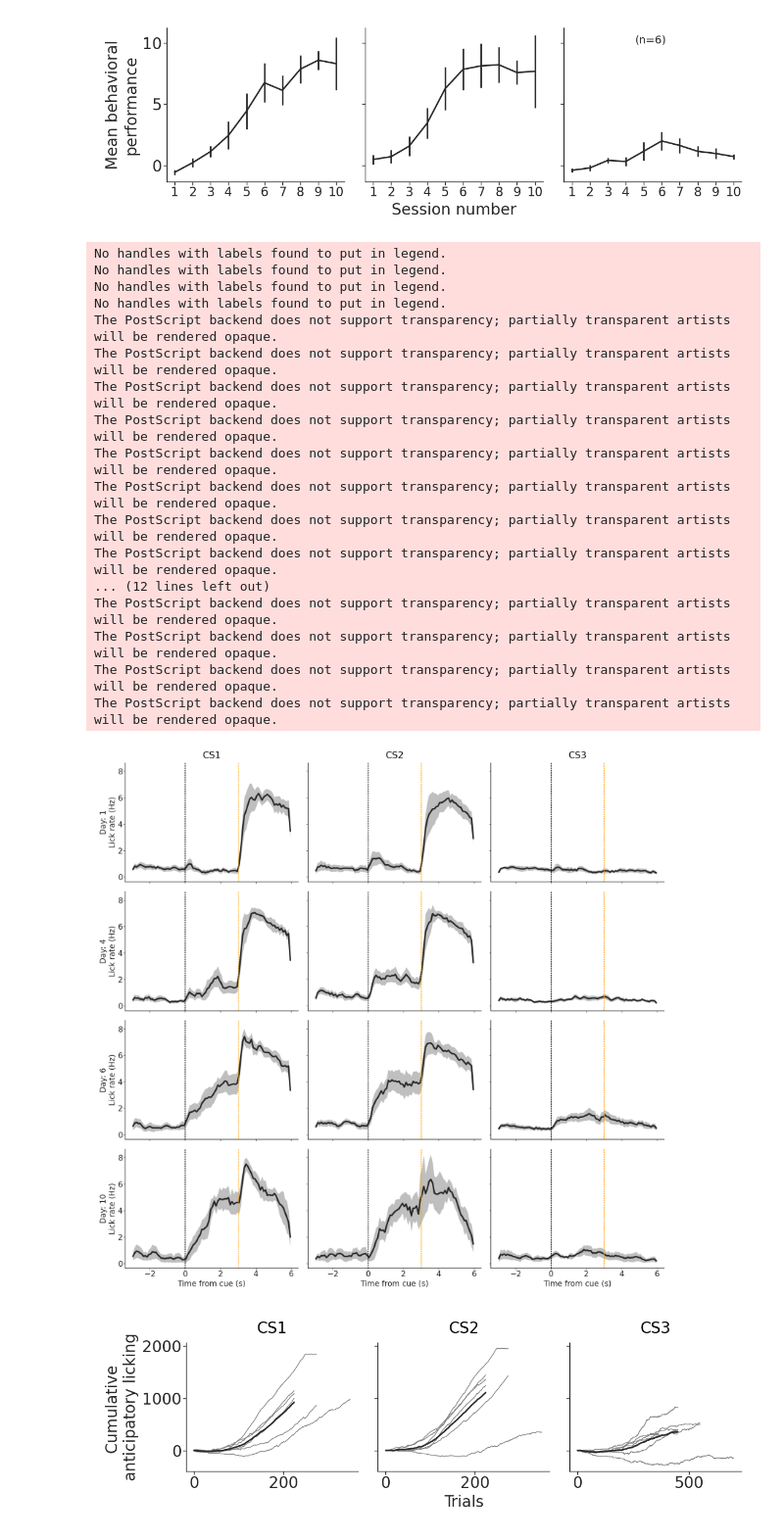
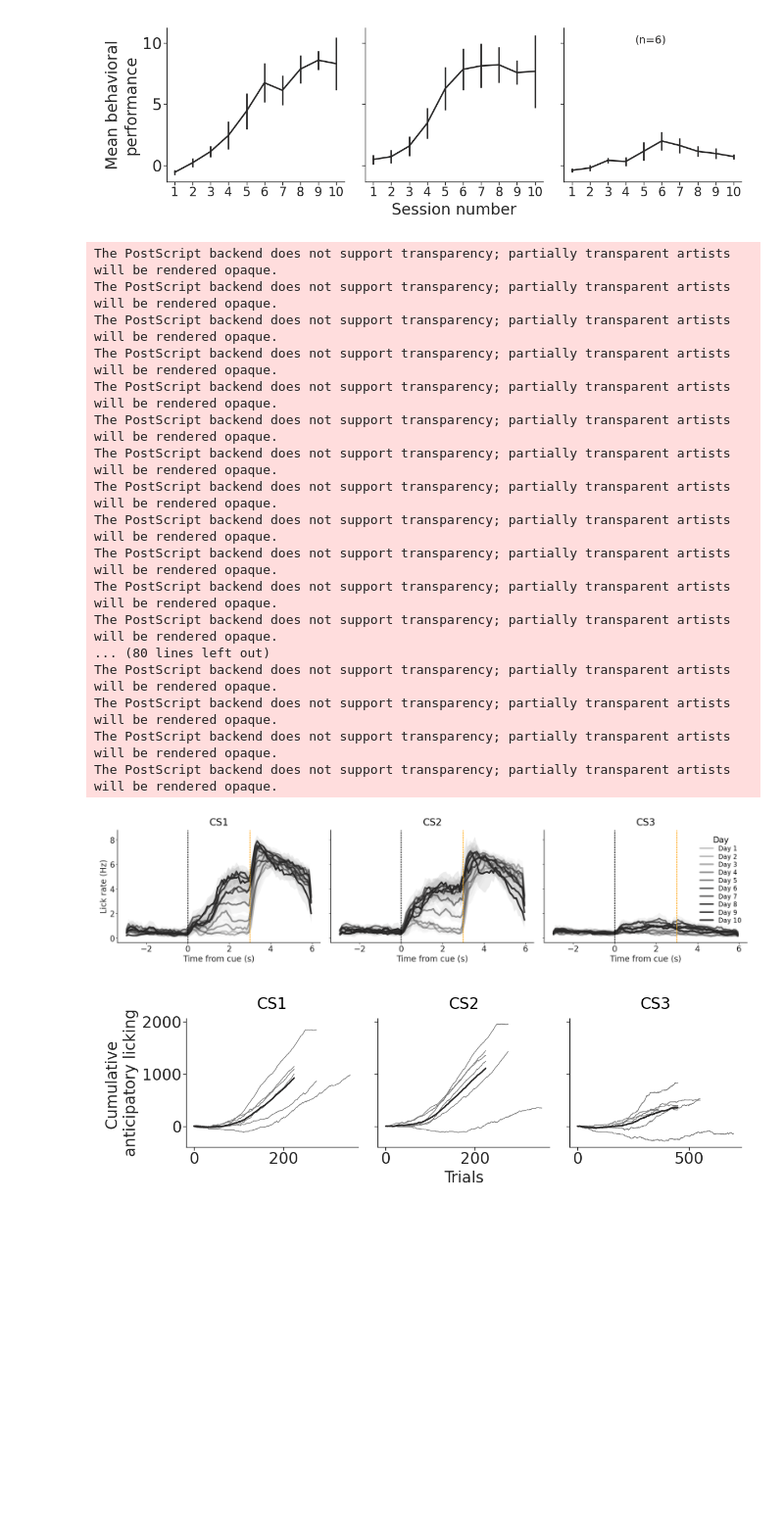
Before and after one commit to mkzhou00/s2p-analyzer, a Jupyter notebook: behavioral_data_analyzer.ipynb, the cells around one changed output. Shown at 98% size. Drawn from its saved outputs; the diff is of its cells as text; code cells hidden in the pictures; blank space fills up the shorter version.

Commit message:
update plots

```diff
--- a/behavioral_data_analyzer.ipynb
+++ b/behavioral_data_analyzer.ipynb
@@ -366,36 +353,36 @@ fig_learning_evolution.savefig(
 # %% [output]
 [figure]
 # %%
-fig_PSTH, _ = plot_ave_psth(
+fig_PSTH, _ = plot_ave_psth_overlay_days(
     psth,
     cue_types,
     colors=colors,
     row_mode="Day",
-    row_values=[1, 4, 6, 10],  # or None to infer
+    row_values=np.arange(1, num_days+1).tolist(),  # or None to infer
     smooth_bins=3,
 )
 fig_PSTH.savefig(
-        os.path.join(result_dir, "PSTH.eps"), format="eps"
+        os.path.join(result_dir, "PSTH_overlay.eps"), format="eps"
     )
 # %% [output]
-No handles with labels found to put in legend.
-No handles with labels found to put in legend.
-No handles with labels found to put in legend.
-No handles with labels found to put in legend.
 The PostScript backend does not support transparency; partially transparent artists will be rendered opaque.
 The PostScript backend does not support transparency; partially transparent artists will be rendered opaque.
 The PostScript backend does not support transparency; partially transparent artists will be rendered opaque.
 The PostScript backend does not support transparency; partially transparent artists will be rendered opaque.
 The PostScript backend does not support transparency; partially transparent artists will be rendered opaque.
 The PostScript backend does not support transparency; partially transparent artists will be rendered opaque.
 The PostScript backend does not support transparency; partially transparent artists will be rendered opaque.
 The PostScript backend does not support transparency; partially transparent artists will be rendered opaque.
-... (12 lines left out)
 The PostScript backend does not support transparency; partially transparent artists will be rendered opaque.
 The PostScript backend does not support transparency; partially transparent artists will be rendered opaque.
 The PostScript backend does not support transparency; partially transparent artists will be rendered opaque.
 The PostScript backend does not support transparency; partially transparent artists will be rendered opaque.
+... (80 lines left out)
+The PostScript backend does not support transparency; partially transparent artists will be rendered opaque.
+The PostScript backend does not support transparency; partially transparent artists will be rendered opaque.
+The PostScript backend does not support transparency; partially transparent artists will be rendered opaque.
+The PostScript backend does not support transparency; partially transparent artists will be rendered opaque.
-[figure, old version]
+[figure, new version]
 # %%
 cumdata = accumulative_lick_trial_by_trial(alldata, cue_types, numtrials, animals_to_remove=[])
 fig_cumlick = plot_cumlick_tbt(cumdata, cue_types, colors, num_days, numtrials)
```
Also changed, not shown: parts of 2 cells of this notebook, 3 other files.
